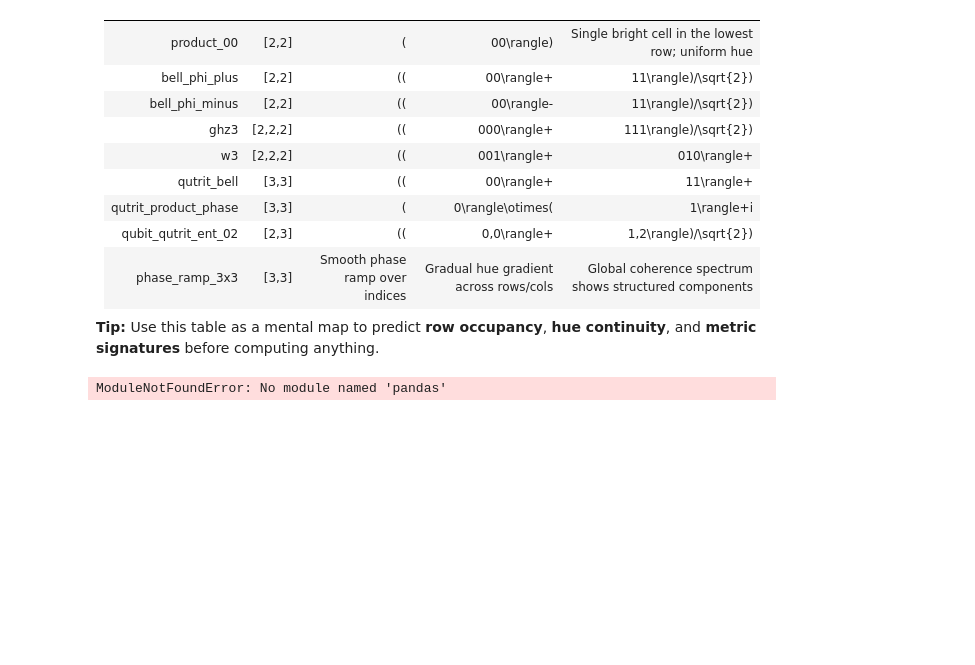
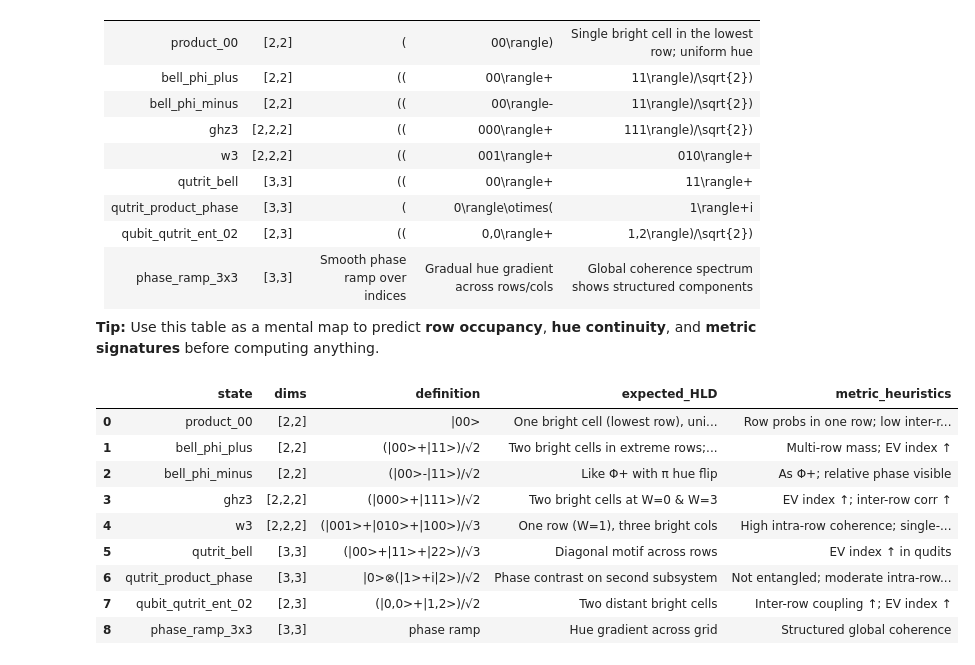
Before and after one commit to Siddharthgolecha/Quantum-Structure-Diagrams, a Jupyter notebook: HLD_Examples_Detailed.ipynb, the cells around one changed output. Cells and saved outputs as stored; diff of their text form; code cells hidden in the pictures; blank space fills up the shorter version.

```diff
--- a/HLD_Examples_Detailed.ipynb
+++ b/HLD_Examples_Detailed.ipynb
@@ -320,24 +322,32 @@ Saved: bell_hld_example.png
 # %%
 
 import pandas as pd
-from caas_jupyter_tools import display_dataframe_to_user
 
 cheatsheet_rows = [
     ("product_00", "[2,2]", "|00>", "One bright cell (lowest row), uniform hue", "Row probs in one row; low inter-row corr"),
     ("bell_phi_plus", "[2,2]", "(|00>+|11>)/√2", "Two bright cells in extreme rows; uniform hue", "Multi-row mass; EV index ↑"),
     ("bell_phi_minus", "[2,2]", "(|00>-|11>)/√2", "Like Φ+ with π hue flip", "As Φ+; relative phase visible"),
     ("ghz3", "[2,2,2]", "(|000>+|111>)/√2", "Two bright cells at W=0 & W=3", "EV index ↑; inter-row corr ↑"),
     ("w3", "[2,2,2]", "(|001>+|010>+|100>)/√3", "One row (W=1), three bright cols", "High intra-row coherence; single-row mass"),
     ("qutrit_bell", "[3,3]", "(|00>+|11>+|22>)/√3", "Diagonal motif across rows", "EV index ↑ in qudits"),
     ("qutrit_product_phase", "[3,3]", "|0>⊗(|1>+i|2>)/√2", "Phase contrast on second subsystem", "Not entangled; moderate intra-row coh"),
     ("qubit_qutrit_ent_02", "[2,3]", "(|0,0>+|1,2>)/√2", "Two distant bright cells", "Inter-row coupling ↑; EV index ↑"),
     ("phase_ramp_3x3", "[3,3]", "phase ramp", "Hue gradient across grid", "Structured global coherence"),
 ]
 df_cs = pd.DataFrame(cheatsheet_rows, columns=["state", "dims", "definition", "expected_HLD", "metric_heuristics"])
-display_dataframe_to_user("HLD Cheatsheet", df_cs)
-df_cs.head()
+
+df_cs
 # %% [output]
-ModuleNotFoundError: No module named 'pandas'
+|  | state | dims | definition | expected_HLD | metric_heuristics |
+| 0 | product_00 | [2,2] | |00> | One bright cell (lowest row), uni... | Row probs in one row; low inter-r... |
+| 1 | bell_phi_plus | [2,2] | (|00>+|11>)/√2 | Two bright cells in extreme rows;... | Multi-row mass; EV index ↑ |
+| 2 | bell_phi_minus | [2,2] | (|00>-|11>)/√2 | Like Φ+ with π hue flip | As Φ+; relative phase visible |
+| 3 | ghz3 | [2,2,2] | (|000>+|111>)/√2 | Two bright cells at W=0 & W=3 | EV index ↑; inter-row corr ↑ |
+| 4 | w3 | [2,2,2] | (|001>+|010>+|100>)/√3 | One row (W=1), three bright cols | High intra-row coherence; single-... |
+| 5 | qutrit_bell | [3,3] | (|00>+|11>+|22>)/√3 | Diagonal motif across rows | EV index ↑ in qudits |
+| 6 | qutrit_product_phase | [3,3] | |0>⊗(|1>+i|2>)/√2 | Phase contrast on second subsystem | Not entangled; moderate intra-row... |
+| 7 | qubit_qutrit_ent_02 | [2,3] | (|0,0>+|1,2>)/√2 | Two distant bright cells | Inter-row coupling ↑; EV index ↑ |
+| 8 | phase_ramp_3x3 | [3,3] | phase ramp | Hue gradient across grid | Structured global coherence |
 # %%
 
 # 11. Metrics Dashboard — compare states with numeric summaries
```
Also changed, not shown: parts of 13 cells of this notebook, 2 other files.
